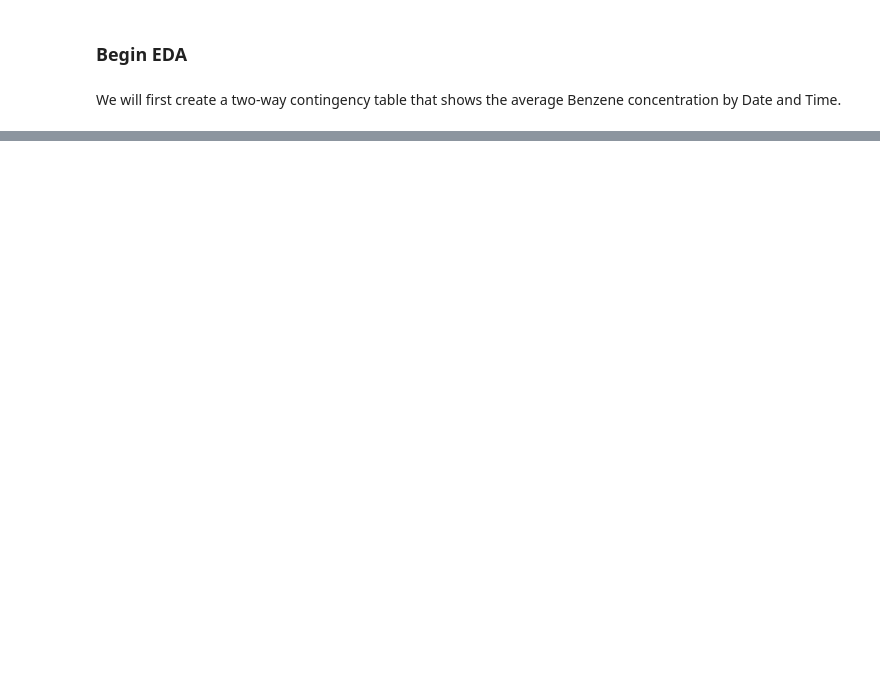
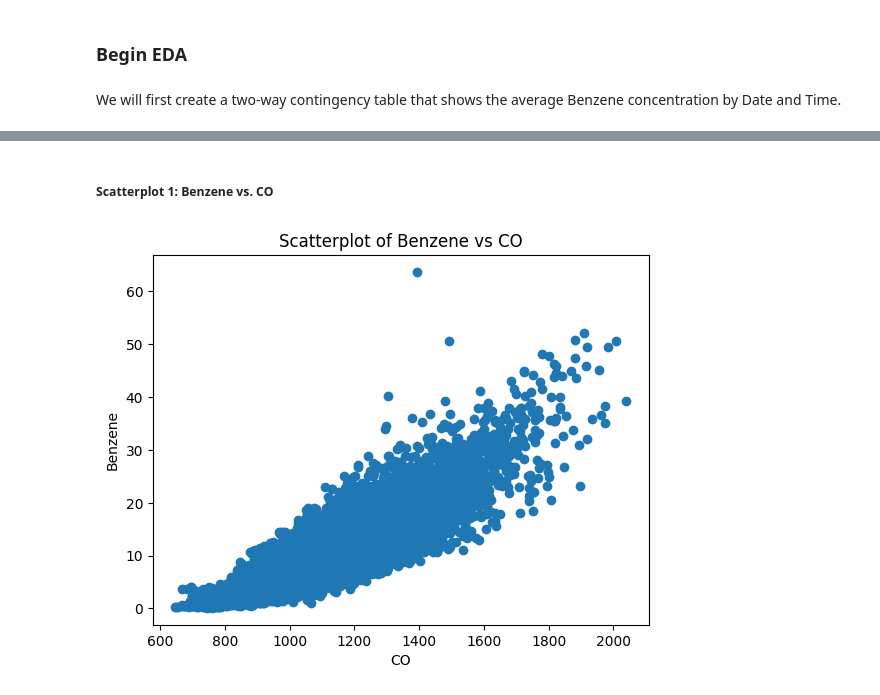
Before and after one commit to plindma/ST-554-Project1, a Jupyter notebook: ST554Project1Task2_Loring.ipynb, the cells around one changed output, grey strips where cells are left out. Cells and saved outputs as stored; diff of their text form; code cells hidden in the pictures; blank space fills up the shorter version.

```diff
--- a/ST554Project1Task2_Loring.ipynb
+++ b/ST554Project1Task2_Loring.ipynb
@@ -110,0 +158,24 @@ pd.crosstab(
+# %%
+# assumes numpy, pandas, and matplotlib are already imported in -- if not, import them!
+def scatter_plot(x_var: str, y_var: str):
+
+    """
+    This function creates a scatterplot from the air_qual_sub dataset to assist with visually seeing the results
+    of the previously generated correlation matrix.
+
+    x_var = a numeric variable from the air_qual_sub dataset that will go on the x-axis
+    y_var = a numeric variable from the air_qual_sub dataset that will go on the y-axis
+
+    Returns a scatterplot featuring x_var and y_var.
+    """
+
+    if x_var not in ["CO", "Benzene", "NMHC", "NOx", "NO2", "O3", "Temperature", "Rel_Humid", "Abs_Humid"]:
+        raise Exception("Invalid input to x_var or y_var. Please try again with numeric variables.")
+
+    if y_var not in ["CO", "Benzene", "NMHC", "NOx", "NO2", "O3", "Temperature", "Rel_Humid", "Abs_Humid"]:
+        raise Exception("Invalid input to x_var or y_var. Please try again with numeric variables.")
+
+    plt.scatter(air_qual_sub[x_var], air_qual_sub[y_var])
+    plt.title('Scatterplot of ' + y_var + ' vs ' + x_var)
+    plt.xlabel(x_var)
+    plt.ylabel(y_var)
@@ -110,0 +186,6 @@ pd.crosstab(
+# %% [markdown]
+##### **Scatterplot 1: Benzene vs. CO**
+# %%
+scatter_plot("CO", "Benzene")
+# %% [output]
+[figure, added]
```
Also changed, not shown: parts of 24 cells of this notebook.
